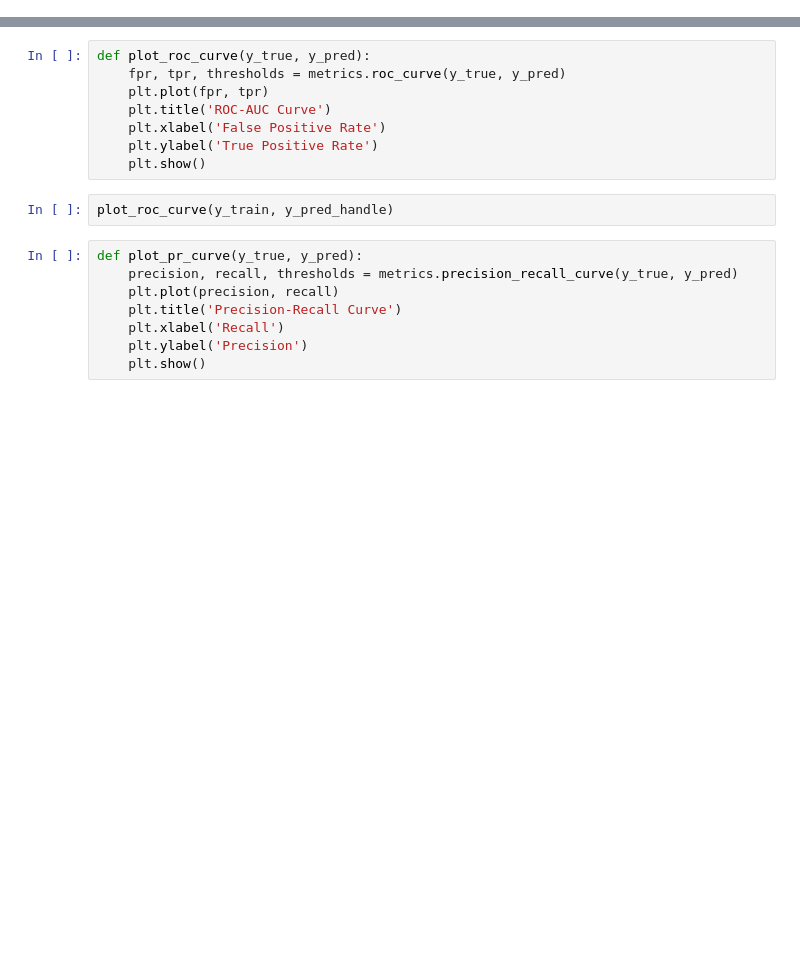
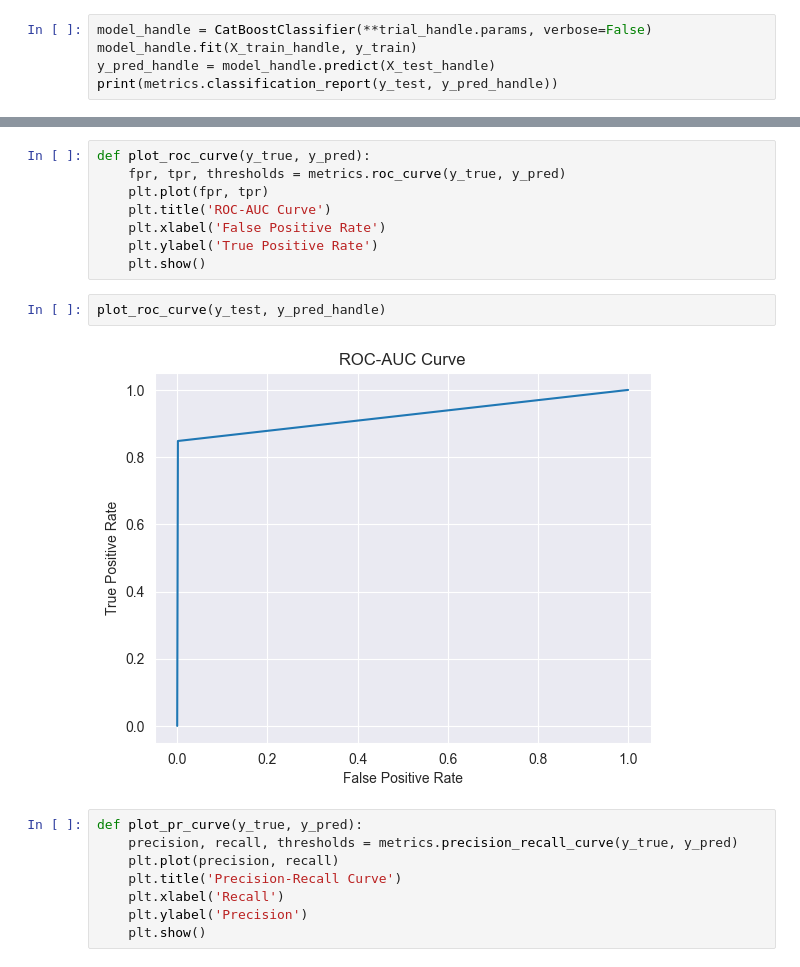
Before and after one commit to KirillPogranichny/ml-fefu-course, a Jupyter notebook: XGBoost.ipynb, the cells around one changed output, grey strips where cells are left out. Cells and saved outputs as stored; diff of their text form; blank space fills up the shorter version.

```diff
--- a/XGBoost.ipynb
+++ b/XGBoost.ipynb
@@ -380,0 +395,5 @@ for key, value in trial_handle.params.items():
+# %%
+model_handle = CatBoostClassifier(**trial_handle.params, verbose=False)
+model_handle.fit(X_train_handle, y_train)
+y_pred_handle = model_handle.predict(X_test_handle)
+print(metrics.classification_report(y_test, y_pred_handle))
@@ -394,7 +430,9 @@ def plot_roc_curve(y_true, y_pred):
     plt.ylabel('True Positive Rate')
     plt.show()
 # %%
-plot_roc_curve(y_train, y_pred_handle)
+plot_roc_curve(y_test, y_pred_handle)
+# %% [output]
+[figure, added]
 # %%
 def plot_pr_curve(y_true, y_pred):
     precision, recall, thresholds = metrics.precision_recall_curve(y_true, y_pred)
```
Also changed, not shown: parts of 32 cells of this notebook.
